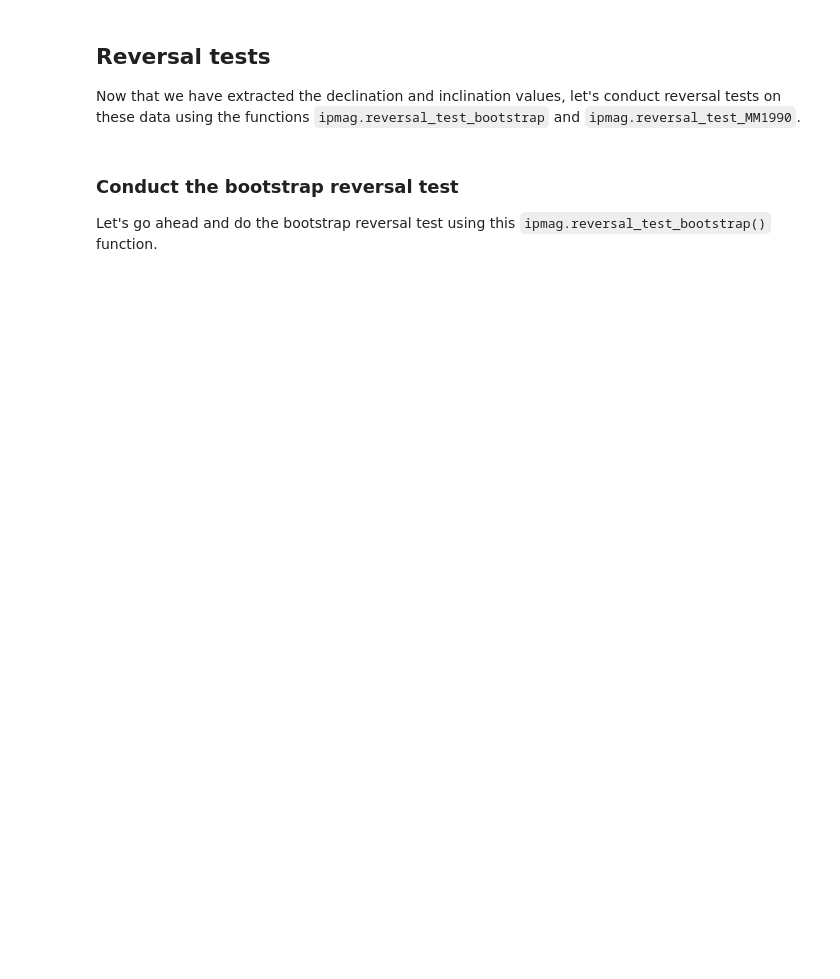
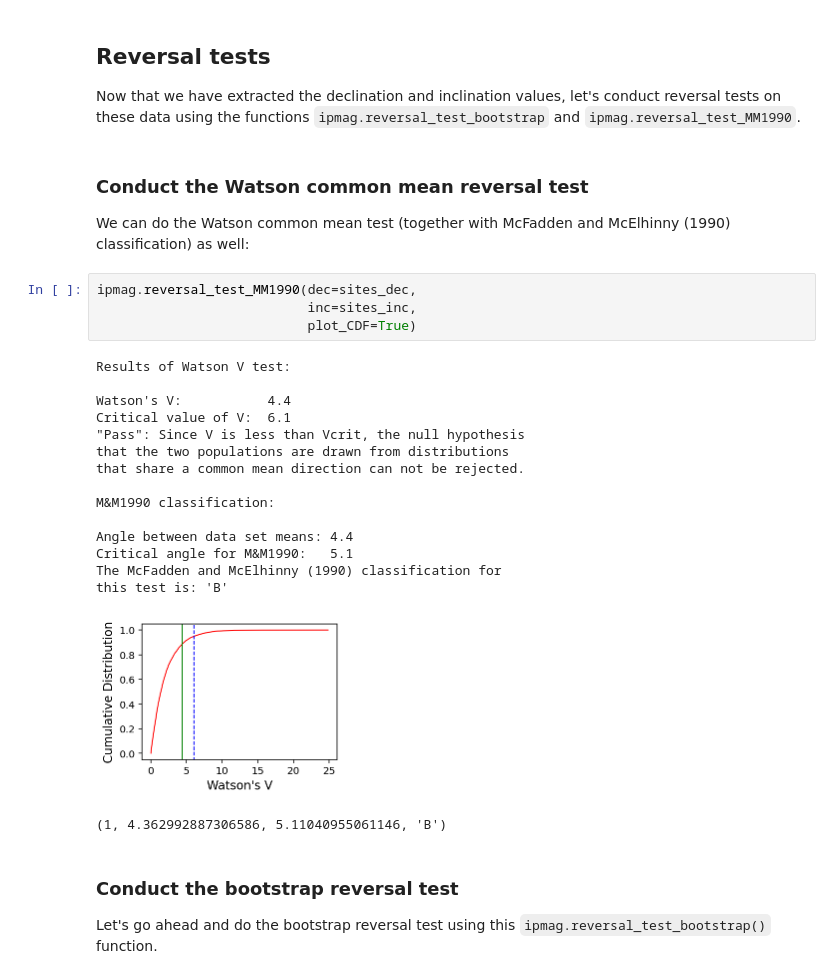
Before and after one commit to PmagPy/PmagPy-docs, a Jupyter notebook: example_notebooks/template_notebooks/reversal_test.ipynb, the cells around one changed output. Cells and saved outputs as stored; diff of their text form; blank space fills up the shorter version.

```diff
--- a/example_notebooks/template_notebooks/reversal_test.ipynb
+++ b/example_notebooks/template_notebooks/reversal_test.ipynb
@@ -140,6 +100,31 @@ Name: dir_dec, dtype: float64
 ## Reversal tests
 
 Now that we have extracted the declination and inclination values, let's conduct reversal tests on these data using the functions `ipmag.reversal_test_bootstrap` and `ipmag.reversal_test_MM1990`.
+# %% [markdown]
+### Conduct the Watson common mean reversal test
+
+We can do the Watson common mean test (together with McFadden and McElhinny (1990) classification) as well:
+# %%
+ipmag.reversal_test_MM1990(dec=sites_dec,
+                           inc=sites_inc,
+                           plot_CDF=True)
+# %% [output]
+Results of Watson V test:
+
+Watson's V:           4.4
+Critical value of V:  6.1
+"Pass": Since V is less than Vcrit, the null hypothesis
+that the two populations are drawn from distributions
+that share a common mean direction can not be rejected.
+
+M&M1990 classification:
+
+Angle between data set means: 4.4
+Critical angle for M&M1990:   5.1
+The McFadden and McElhinny (1990) classification for
+this test is: 'B'
+[figure, added]
+(1, 4.362992887306586, 5.11040955061146, 'B')
 # %% [markdown]
 ### Conduct the bootstrap reversal test
 
```
Also changed, not shown: parts of 16 cells of this notebook.
